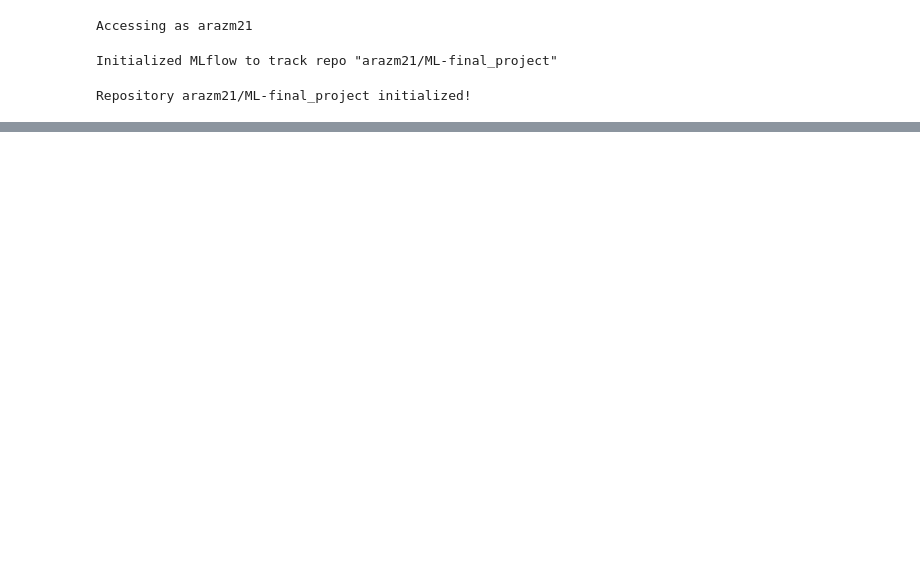
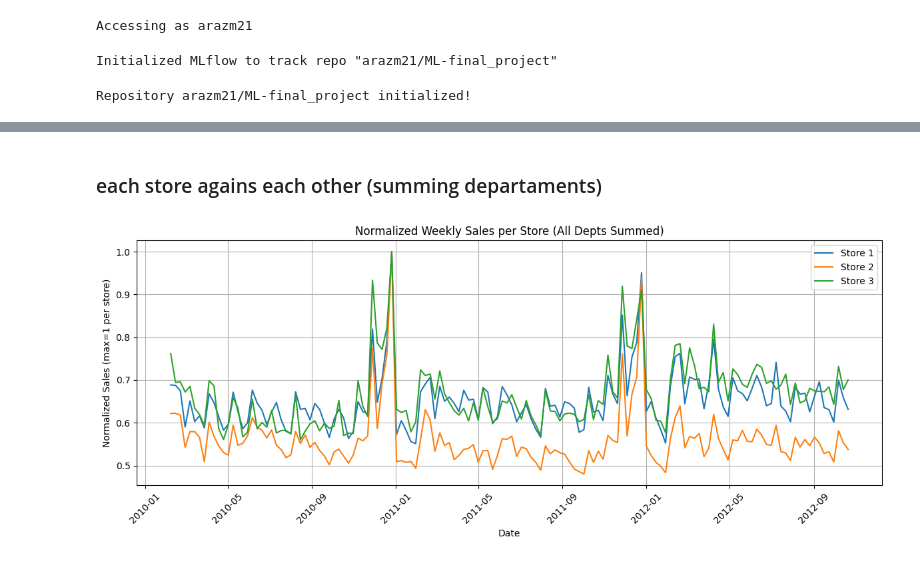
Before and after one commit to arazm21/ML-final_project, a Jupyter notebook: store_notebook_ARIMA.ipynb, the cells around one changed output, grey strips where cells are left out. Saved outputs shown, nothing was run; the diff lists cells and outputs as text; code cells hidden in the pictures; blank space fills up the shorter version.

```diff
--- a/store_notebook_ARIMA.ipynb
+++ b/store_notebook_ARIMA.ipynb
@@ -182,0 +384,44 @@ Repository arazm21/ML-final_project initialized!
+# %% [markdown]
+### each store agains each other (summing departaments)
+# %%
+import matplotlib.pyplot as plt
+
+# Set weekly index range
+weekly_index = pd.date_range(train_merged['Date'].min(), train_merged['Date'].max(), freq='W')
+
+# Step 1: Group by Store (sum over Depts)
+store_series_list = []
+store_ids = []
+
+for store, group in train_merged.groupby('Store'):
+    group = group.set_index('Date').sort_index()
+    weekly_sales = group['Weekly_Sales'].resample('W').sum()
+
+    max_sales = weekly_sales.max()
+    if pd.isna(max_sales) or max_sales == 0:
+        continue
+
+    normalized = weekly_sales / max_sales
+    normalized = normalized.reindex(weekly_index).interpolate(limit_direction='both')
+
+    store_series_list.append(normalized)
+    store_ids.append(store)
+
+    if len(store_series_list) == 3:
+        break
+
+# Plot 3 stores
+plt.figure(figsize=(12, 5))
+for series, store_id in zip(store_series_list, store_ids):
+    plt.plot(weekly_index, series, label=f"Store {store_id}")
+
+plt.title("Normalized Weekly Sales per Store (All Depts Summed)")
+plt.xlabel("Date")
+plt.ylabel("Normalized Sales (max=1 per store)")
+plt.legend()
+plt.grid(True)
+plt.xticks(rotation=45)
+plt.tight_layout()
+plt.show()
+# %% [output]
+[figure, added]
```
Also changed, not shown: parts of 28 cells of this notebook, 3 other files.
